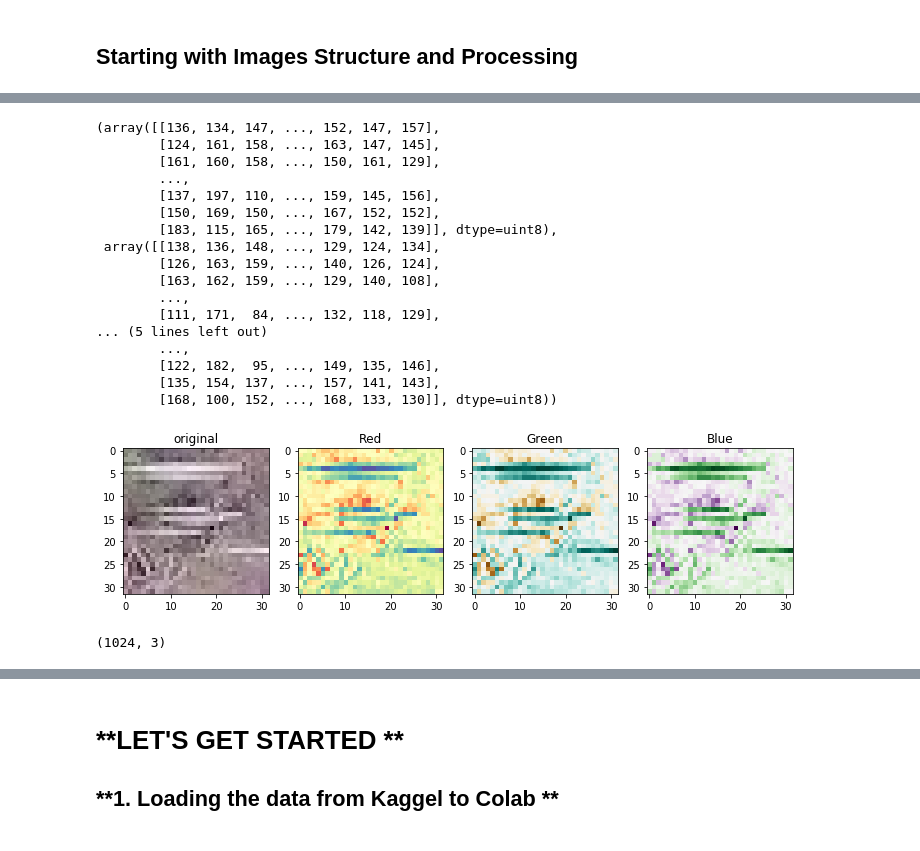
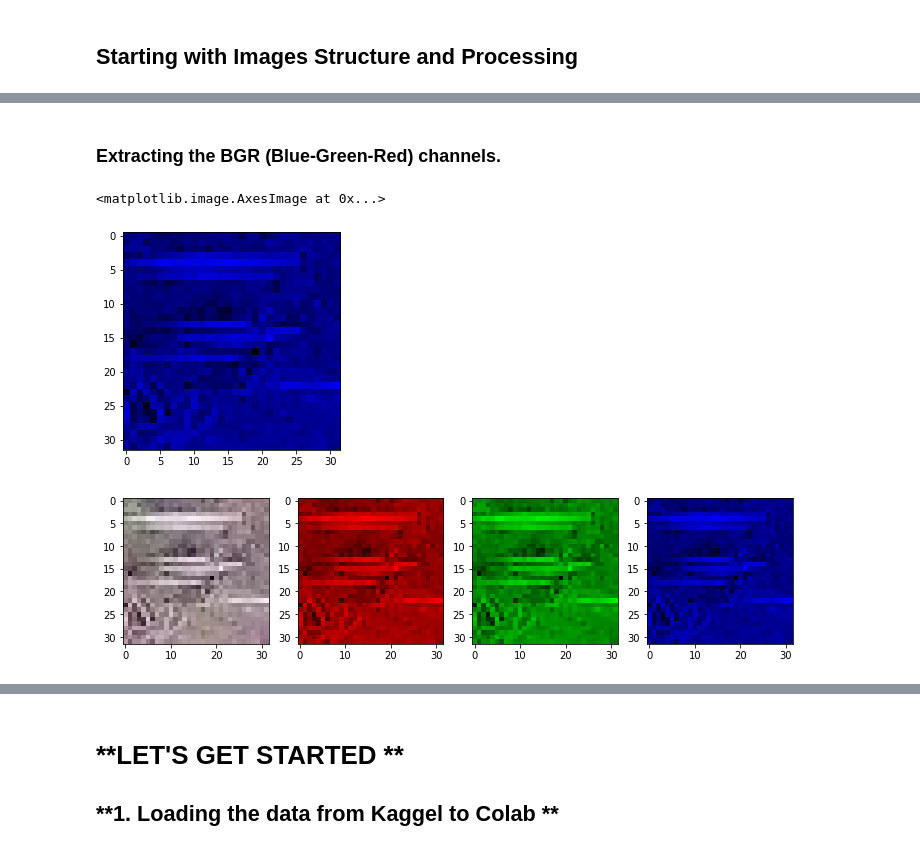
Before and after one commit to talfr123/cactus-classification, a Jupyter notebook: Copy_of_Untitled (1).ipynb, the cells around one changed output, grey strips where cells are left out. Saved outputs shown, nothing was run; the diff lists cells and outputs as text; code cells hidden in the pictures.

```diff
--- a/Copy_of_Untitled (1).ipynb
+++ b/Copy_of_Untitled (1).ipynb
@@ -64,46 +57,30 @@ image.shape
-# %%
-## Red channle
-## green channle
-## blue channle
-image[:,:,0], image[:,:,1], image[:,:,2]
-# %% [output]
-(array([[136, 134, 147, ..., 152, 147, 157],
-        [124, 161, 158, ..., 163, 147, 145],
-        [161, 160, 158, ..., 150, 161, 129],
-        ...,
-        [137, 197, 110, ..., 159, 145, 156],
-        [150, 169, 150, ..., 167, 152, 152],
-        [183, 115, 165, ..., 179, 142, 139]], dtype=uint8),
- array([[138, 136, 148, ..., 129, 124, 134],
-        [126, 163, 159, ..., 140, 126, 124],
-        [163, 162, 159, ..., 129, 140, 108],
-        ...,
-        [111, 171,  84, ..., 132, 118, 129],
-... (5 lines left out)
-        ...,
-        [122, 182,  95, ..., 149, 135, 146],
-        [135, 154, 137, ..., 157, 141, 143],
-        [168, 100, 152, ..., 168, 133, 130]], dtype=uint8))
-# %%
-plt.figure(figsize=(12,5))
-plt.subplot(1, 4, 1)
-plt.imshow(image)
-plt.title('original');
-plt.subplot(1, 4, 2)
-plt.imshow(image[:,:,0], cmap='Spectral')
-plt.title('Red');
-plt.subplot(1, 4, 3)
-plt.imshow(image[:,:,1], cmap='BrBG')
-plt.title('Green');
-plt.subplot(1, 4, 4)
-plt.imshow(image[:,:,2], cmap='PRGn')
-plt.title('Blue');
-# %% [output]
-[figure, removed]
-# %%
-image_test = image / 255.0 # normalize to [0...1] scale
-image_test = image_test.reshape(32 * 32, 3)  # Flatten each channle
-image_test.shape
-# %% [output]
-(1024, 3)
+# %% [markdown]
+### Extracting the BGR (Blue-Green-Red) channels.
+# %%
+image[:,:,0] #, image[:,:,1] #, image[:,:,2]
+
+blue_channel = image[:,:,2]
+
+# Creating empty image with same shape as that as 'image'
+blue_image = np.zeros(shape=image.shape, dtype=np.uint8)
+
+# assigning blue channel of 'image' to empty blue_image.
+blue_image[:,:,2] = blue_channel
+plt.imshow(blue_image)
+# %% [output]
+<matplotlib.image.AxesImage at 0x...>
+[figure, added]
+# %%
+plt.figure(figsize=(12,5))
+plt.subplot(1, 4, 1)
+plt.imshow(image)
+channel = 0
+for x in range(2,5):
+    bgr_image = np.zeros(shape=image.shape, dtype=np.uint8)
+    bgr_image[:,:,channel] = image[:,:,channel]
+    channel += 1
+    plt.subplot(1,4,x)
+    plt.imshow(bgr_image)
+# %% [output]
+[figure, added]
 # %% [markdown]
```
Also changed, not shown: parts of 57 cells of this notebook, 3 other files.
